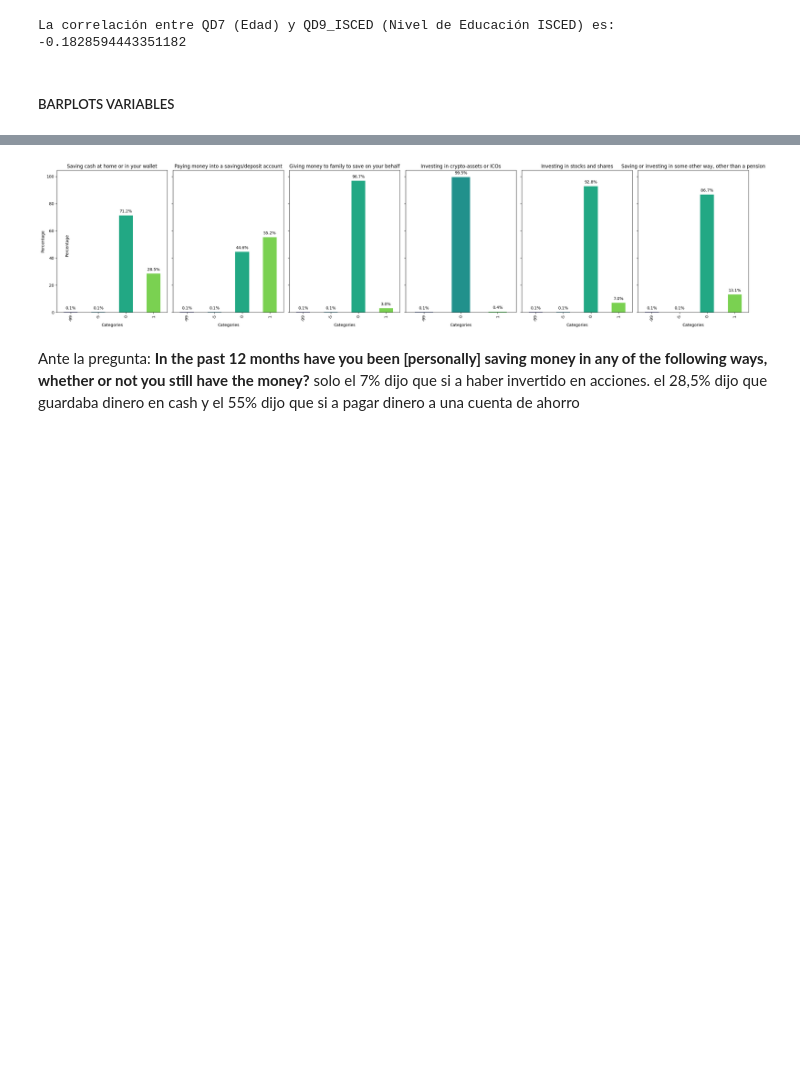
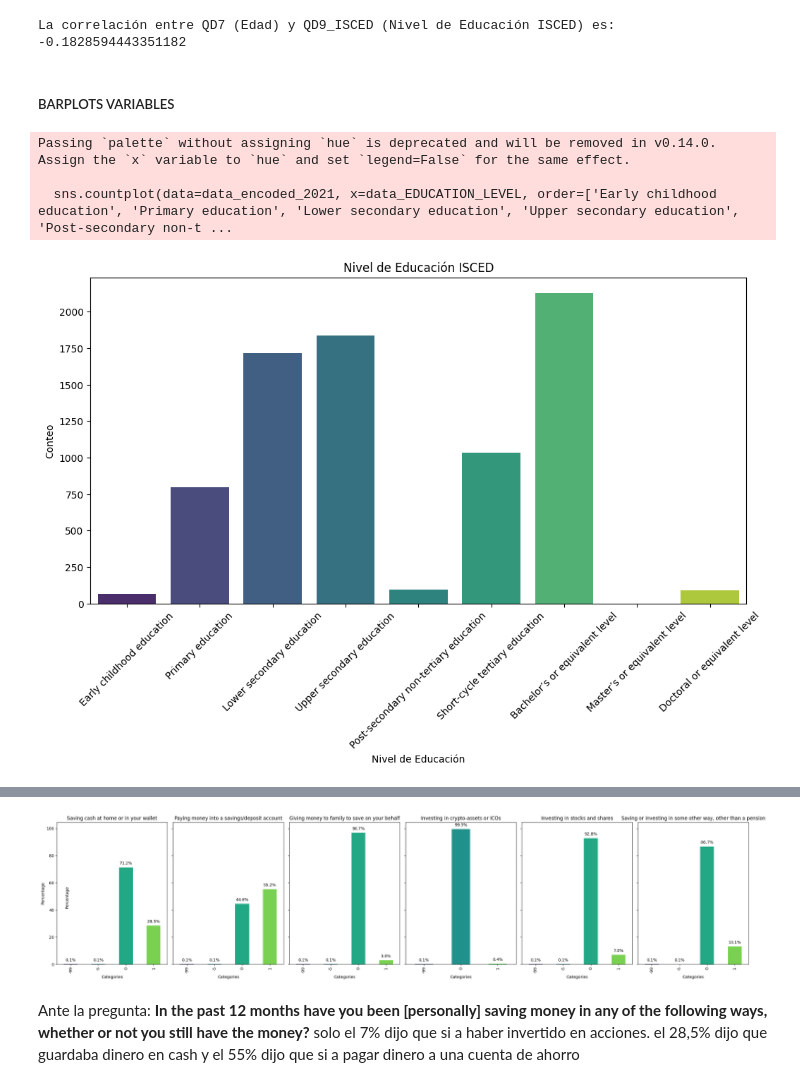
Before and after one commit to blackalle/TFM, a Jupyter notebook: tfm.ipynb, the cells around one changed output, grey strips where cells are left out. Drawn from its saved outputs; the diff is of its cells as text; code cells hidden in the pictures; blank space fills up the shorter version.

```diff
--- a/tfm.ipynb
+++ b/tfm.ipynb
@@ -508,4 +497,31 @@ print(f"La correlación entre QD7 (Edad) y QD9_ISCED (Nivel de Educación ISCED)
 La correlación entre QD7 (Edad) y QD9_ISCED (Nivel de Educación ISCED) es: -0.1828594443351182
 # %% [markdown]
 ##### BARPLOTS VARIABLES
+# %%
+#BARPLOT QD9_ISCED EN COLORES
+data_EDUCATION_LEVEL = data_encoded_2021['QD9_ISCED'].replace({
+    0: 'Early childhood education',
+    1: 'Primary education',
+    2: 'Lower secondary education',
+    3: 'Upper secondary education',
+    4: 'Post-secondary non-tertiary education',
+    5: 'Short-cycle tertiary education',
+    6: 'Bachelor’s or equivalent level',
+    7: 'Master’s or equivalent level',
+    8: 'Doctoral or equivalent level'
+})
+#BARPLOT DATA_EDUCATION_LEVEL EN COLORES ordenado (early childhood education, primary education, lower secondary education, upper secondary education, post-secondary non-tertiary education, short-cycle tertiary education, bachelor’s or equivalent level, master’s or equivalent level, doctoral or equivalent level)
+plt.figure(figsize=(12, 6))
+sns.countplot(data=data_encoded_2021, x=data_EDUCATION_LEVEL, order=['Early childhood education', 'Primary education', 'Lower secondary education', 'Upper secondary education', 'Post-secondary non-tertiary education', 'Short-cycle tertiary education', 'Bachelor’s or equivalent level', 'Master’s or equivalent level', 'Doctoral or equivalent level']
+              , palette='viridis')
+plt.title('Nivel de Educación ISCED')
+plt.xlabel('Nivel de Educación')
+plt.ylabel('Conteo')
+plt.xticks(rotation=45)
+plt.show()
+# %% [output]
+Passing `palette` without assigning `hue` is deprecated and will be removed in v0.14.0. Assign the `x` variable to `hue` and set `legend=False` for the same effect.
+
+  sns.countplot(data=data_encoded_2021, x=data_EDUCATION_LEVEL, order=['Early childhood education', 'Primary education', 'Lower secondary education', 'Upper secondary education', 'Post-secondary non-t ...
+[figure, added]
 # %%
```
Also changed, not shown: parts of 18 cells of this notebook.
